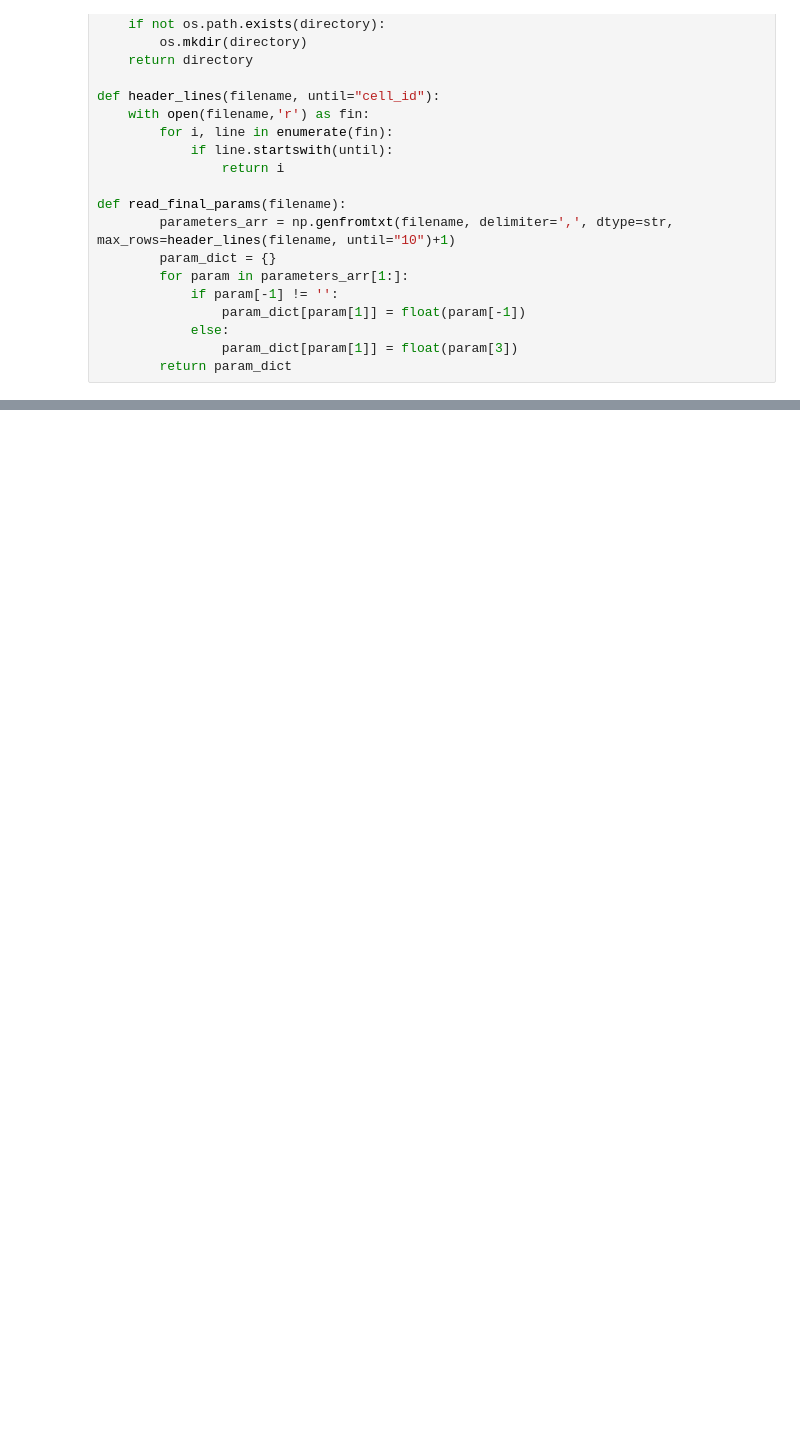
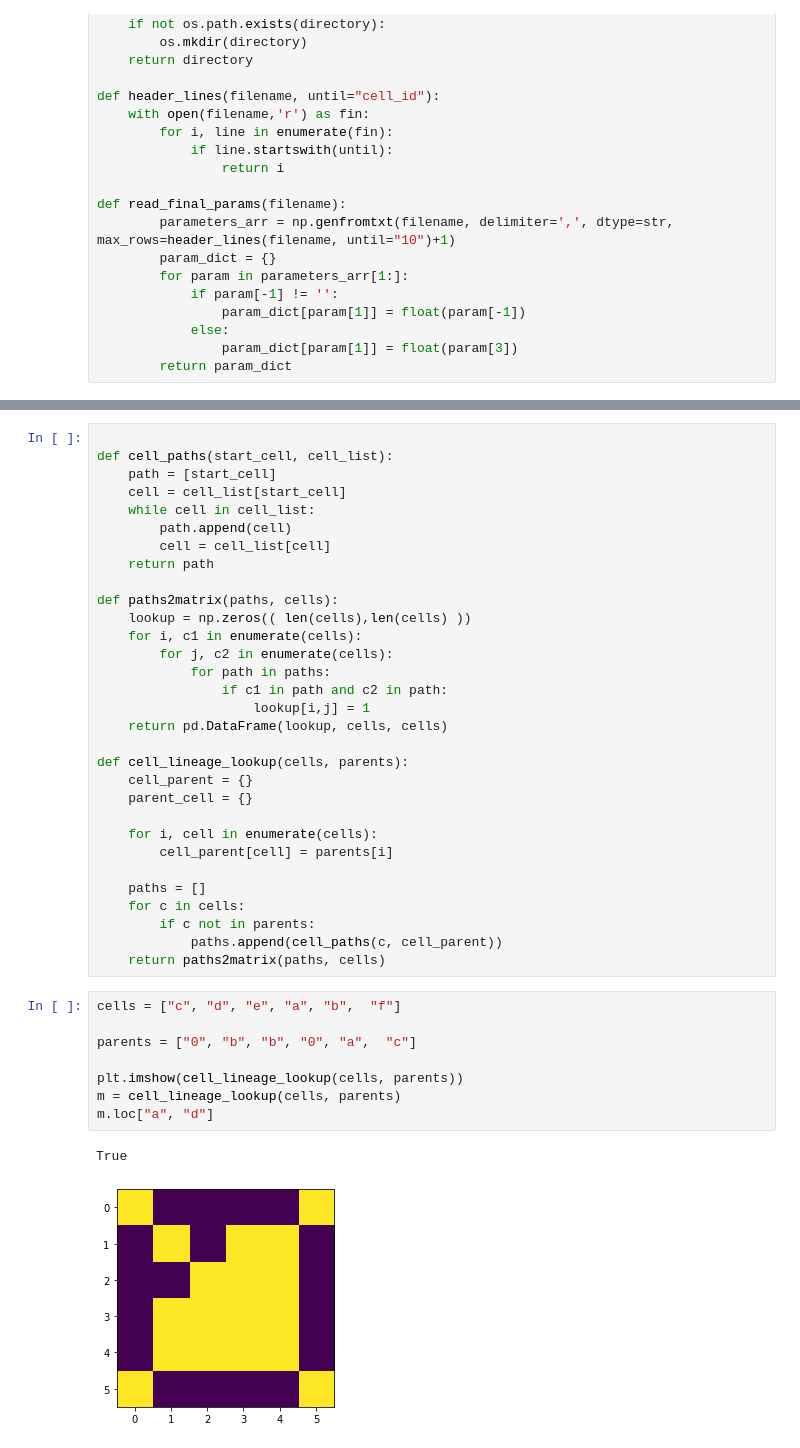
Before and after one commit to bjks/gfp_gaussian_process, a Jupyter notebook: python_src/auto_correlation_tree.ipynb, the cells around one changed output, grey strips where cells are left out. Cells and saved outputs as stored; diff of their text form; blank space fills up the shorter version.

```diff
--- a/python_src/auto_correlation_tree.ipynb
+++ b/python_src/auto_correlation_tree.ipynb
@@ -239,4 +259,46 @@ class Correlation:
 
                     self.corr_mle[i,j] = r_max
                     self.corr_mle_err[i,j] = err
+# %%
+
+def cell_paths(start_cell, cell_list):
+    path = [start_cell]
+    cell = cell_list[start_cell]
+    while cell in cell_list:
+        path.append(cell)
+        cell = cell_list[cell]
+    return path
+
+def paths2matrix(paths, cells):
+    lookup = np.zeros(( len(cells),len(cells) ))
+    for i, c1 in enumerate(cells):
+        for j, c2 in enumerate(cells):
+            for path in paths:
+                if c1 in path and c2 in path:
+                    lookup[i,j] = 1
+    return pd.DataFrame(lookup, cells, cells)
+
+def cell_lineage_lookup(cells, parents):
+    cell_parent = {}
+    parent_cell = {}
+
+    for i, cell in enumerate(cells):
+        cell_parent[cell] = parents[i]
+
+    paths = []
+    for c in cells:
+        if c not in parents:
+            paths.append(cell_paths(c, cell_parent))
+    return paths2matrix(paths, cells)
+# %%
+cells = ["c", "d", "e", "a", "b",  "f"]
+
+parents = ["0", "b", "b", "0", "a",  "c"]
+
+plt.imshow(cell_lineage_lookup(cells, parents))
+m = cell_lineage_lookup(cells, parents)
+m.loc["a", "d"]
+# %% [output]
+True
+[figure, added]
 # %%
```
Also changed, not shown: parts of 11 cells of this notebook, 6 other files.
